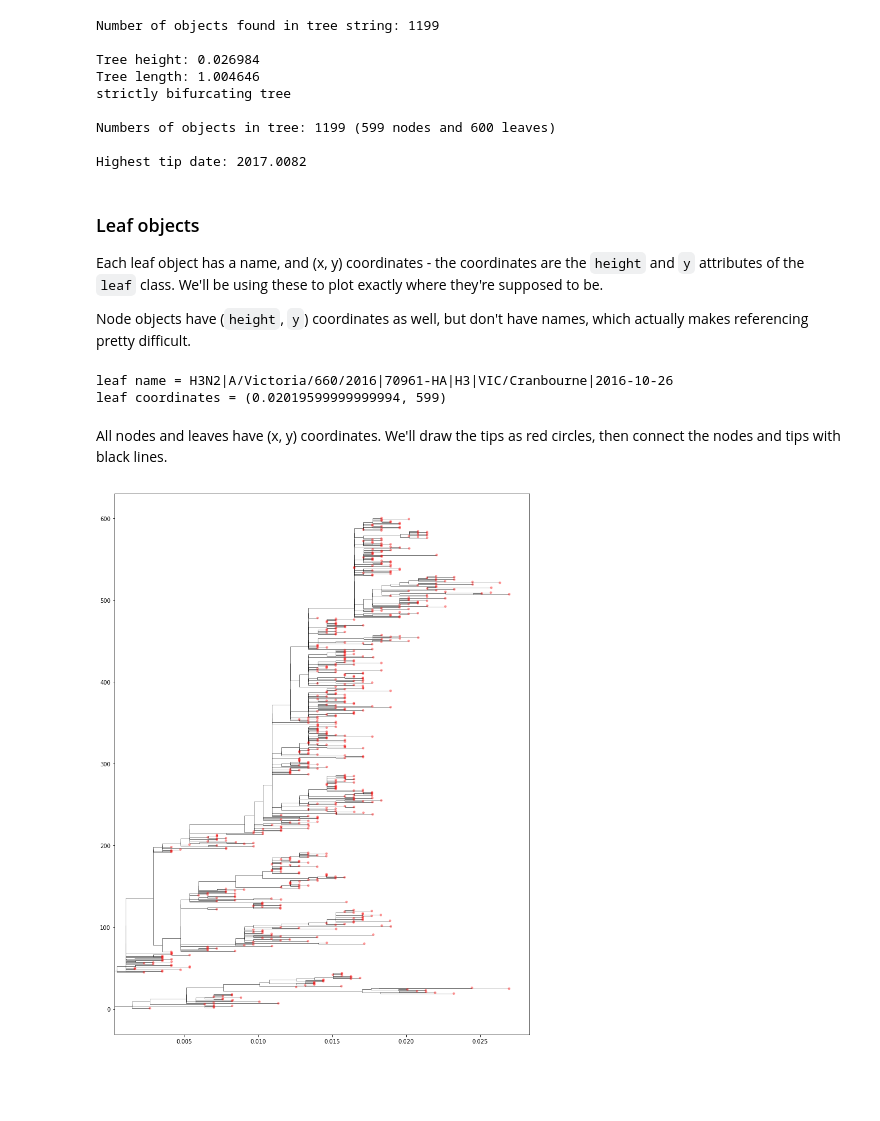
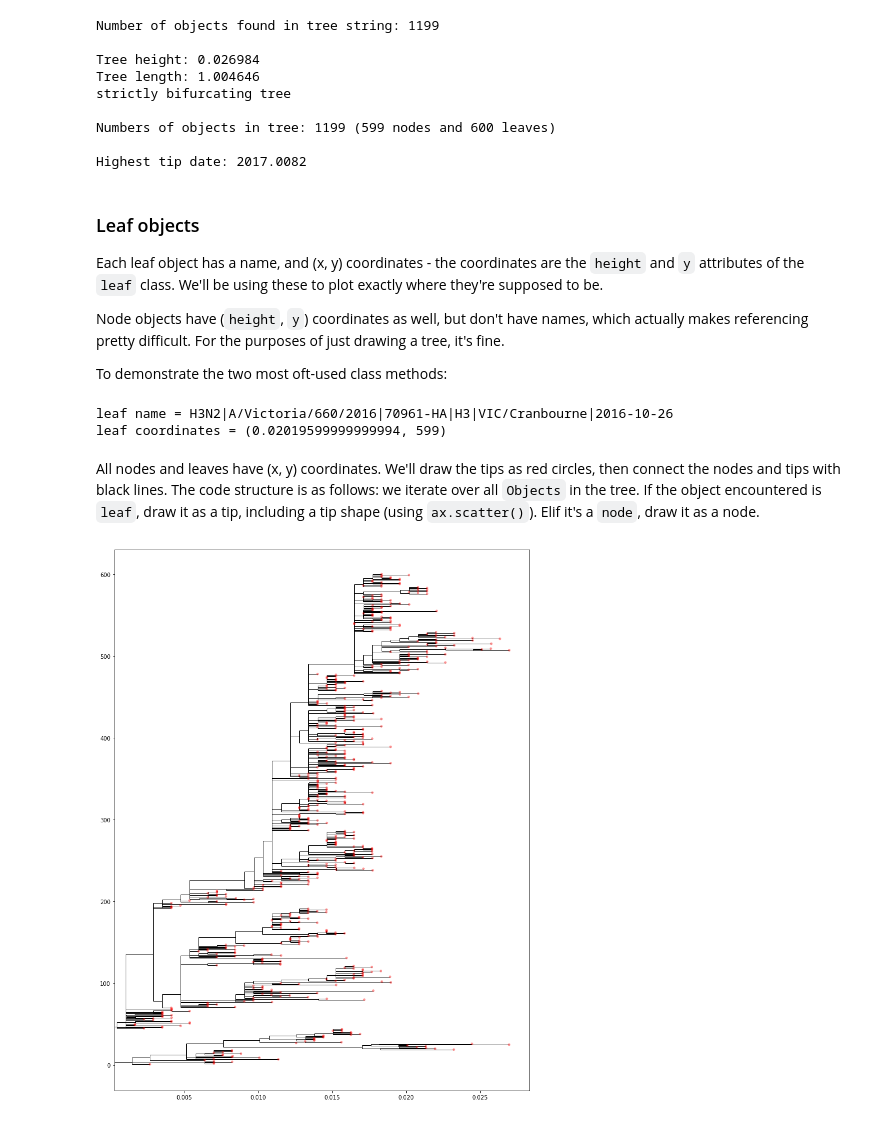
Before and after one commit to Don86/baltic3, a Jupyter notebook: examples/Tutorial 1 - Basics.ipynb, the cells around one changed output. Saved outputs shown, nothing was run; the diff lists cells and outputs as text; code cells hidden in the pictures; blank space fills up the shorter version.

```diff
--- a/examples/Tutorial 1 - Basics.ipynb
+++ b/examples/Tutorial 1 - Basics.ipynb
@@ -57,7 +84,9 @@ Highest tip date: 2017.0082
 
 Each leaf object has a name, and (x, y) coordinates - the coordinates are the `height` and `y` attributes of the `leaf` class. We'll be using these to plot exactly where they're supposed to be.
 
-Node objects have (`height`, `y`) coordinates as well, but don't have names, which actually makes referencing pretty difficult.
+Node objects have (`height`, `y`) coordinates as well, but don't have names, which actually makes referencing pretty difficult. For the purposes of just drawing a tree, it's fine.
+
+To demonstrate the two most oft-used class methods:
 # %%
 # Read the tipnames of the tree into a list
 leaves_ls = bt_tre.leaves
@@ -72,57 +101,42 @@ obj_ls = bt_tre.Objects
 leaf name = H3N2|A/Victoria/660/2016|70961-HA|H3|VIC/Cranbourne|2016-10-26
 leaf coordinates = (0.02019599999999994, 599)
 # %% [markdown]
-All nodes and leaves have (x, y) coordinates. We'll draw the tips as red circles, then connect the nodes and tips with black lines.
+All nodes and leaves have (x, y) coordinates. We'll draw the tips as red circles, then connect the nodes and tips with black lines. The code structure is as follows: we iterate over all `Objects` in the tree. If the object encountered is `leaf`, draw it as a tip, including a tip shape (using `ax.scatter()`). Elif it's a `node`, draw it as a node.
+# %%
+branch_width=1
+tipsize=20
+tip_colour="red"
 # %%
-def draw_tree(my_tree,
-              branch_width=1,
-              tipsize=20,
-              tip_colour="red"):
-    """Draws a simple tree with black branches and red tips.
+patches_ls = []
+lines_ls = []
 
-    PARAMS
-    ------
-    my_tree: a baltic tree object
-    branch_width: float. Branch thickness
-    tipsize: float. Size of tip shape
-    tip_colour: string. Colour of tip shape
+fig,ax = plt.subplots(figsize=(11,14),facecolor='w')
 
-    RETURNS
-    -------
-    Plots the tree.
-    """
-    patches_ls = []
-    lines_ls = []
+for k in bt_tre.Objects:
+    c = 'k'
+    x=k.height # (x, y) coords
+    y=k.y
 
-    fig,ax = plt.subplots(figsize=(11,14),facecolor='w')
+    xp = k.parent.height
+    if x is None: # matplotlib won't plot Nones, like root
+        x = 0
+    if xp==None:
+        xp = x
 
-    for k in my_tree.Objects:
-        c = 'k'
-        x=k.height # raw (x, y) coords
-        y=k.y
+    if isinstance(k,bt.leaf) or k.branchType=='leaf':
+        ax.scatter(x,y,s=tipsize,facecolor="red",edgecolor='none',zorder=11, alpha=0.4)
 
-        xp = k.parent.height
-        if x is None: # matplotlib won't plot Nones, like root
-            x = 0
-        if xp==None:
-            xp = x
-
-        if isinstance(k,bt.leaf) or k.branchType=='leaf':
-            ax.scatter(x,y,s=tipsize,facecolor="red",edgecolor='none',zorder=11, alpha=0.4)
-
-        elif isinstance(k,bt.node) or k.branchType=='node':
-            line = np.array([[x, k.children[0].y], [x, k.children[-1].y]])
-            lines_ls.append(line)
-
-        line = np.array([[xp, y], [x, y]])
+    elif isinstance(k,bt.node) or k.branchType=='node':
+        line = np.array([[x, k.children[0].y], [x, k.children[-1].y]])
         lines_ls.append(line)
 
-    line_collection = LineCollection(lines_ls, lw=branch_width,color='k', zorder=10)
-    ax.add_collection(line_collection)
+    line = np.array([[xp, y], [x, y]])
+    lines_ls.append(line)
 
-    plt.tight_layout()
-    plt.show()
+line_collection = LineCollection(lines_ls, lw=branch_width,color='k', zorder=10)
+ax.add_collection(line_collection)
+
+plt.tight_layout()
+plt.show()
+# %% [output]
+[figure, added]
-# %%
-draw_tree(bt_tre, branch_width=0.5)
-# %% [output]
-[figure, removed]
```
Also changed, not shown: parts of 2 cells of this notebook, 2 other files.
